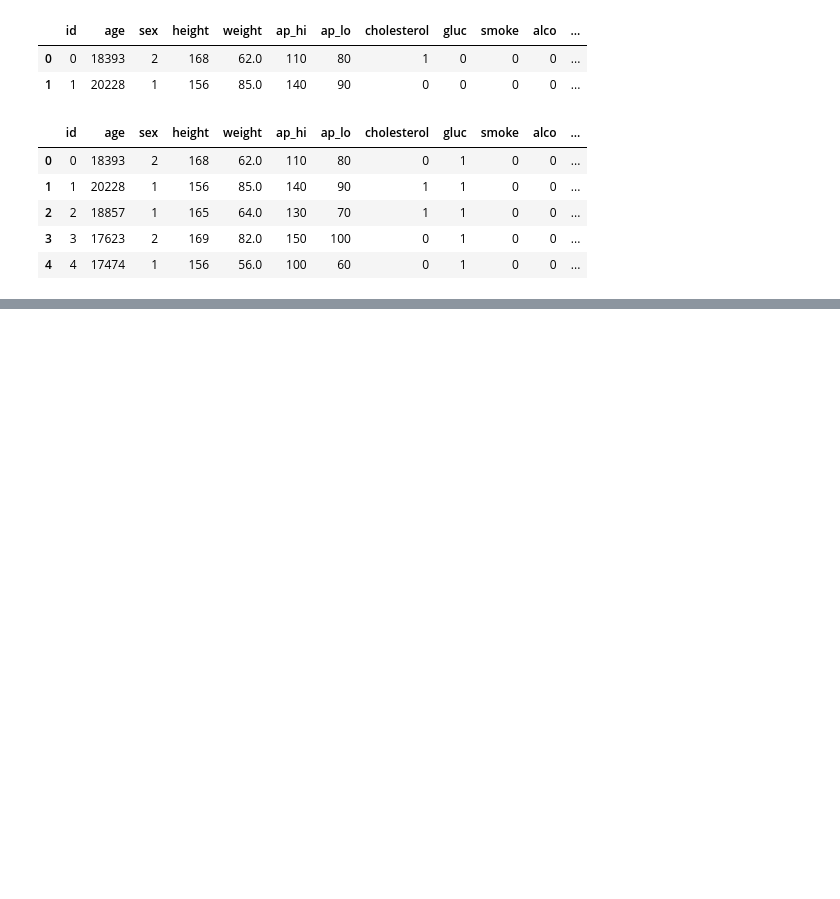
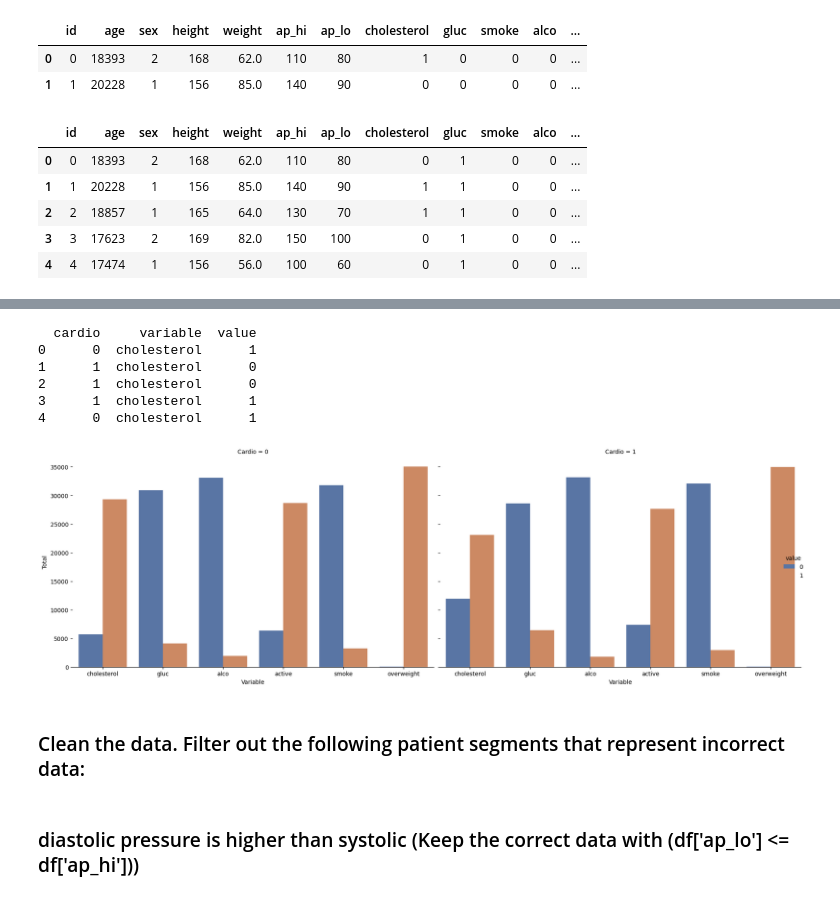
Before and after one commit to DataWeeb/PandasProjects, a Jupyter notebook: medicalExaminations.ipynb, the cells around one changed output, grey strips where cells are left out. Drawn from its saved outputs; the diff is of its cells as text; code cells hidden in the pictures; blank space fills up the shorter version.

```diff
--- a/medicalExaminations.ipynb
+++ b/medicalExaminations.ipynb
@@ -177,0 +166,43 @@ df.head()
+# %%
+df['cardio'] = df['cardio'].astype('category')
+
+# Melt the DataFrame to long format
+df_melted = df.melt(id_vars=['cardio'], value_vars=['cholesterol', 'gluc', 'alco', 'active', 'smoke', 'overweight'])
+
+# Show a sample of the melted DataFrame
+print(df_melted.head())
+
+# Create the catplot
+g = sns.catplot(
+    x='variable',       # Categorical feature on x-axis
+    hue='value',        # Differentiate by value (e.g., 0 or 1)
+    col='cardio',       # Separate charts for each 'cardio' value
+    data=df_melted,     # Data source
+    kind='count',       # Create a count plot
+    height=6,           # Height of each facet
+    aspect=1.5,         # Aspect ratio of each facet
+    palette='deep'      # Color palette
+)
+
+# Set axis labels and titles
+g.set_axis_labels('Variable', 'Total')
+g.set_titles('Cardio = {col_name}')
+g.despine(left=True)
+
+# Adjust layout
+plt.tight_layout()
+
+# Show the plot
+plt.show()
+# %% [output]
+  cardio     variable  value
+0      0  cholesterol      1
+1      1  cholesterol      0
+2      1  cholesterol      0
+3      1  cholesterol      1
+4      0  cholesterol      1
+[figure, added]
+# %% [markdown]
+### Clean the data. Filter out the following patient segments that represent incorrect data:
+# %% [markdown]
+### diastolic pressure is higher than systolic (Keep the correct data with (df['ap_lo'] <= df['ap_hi']))
```
Also changed, not shown: parts of 19 cells of this notebook, 2 other files.
